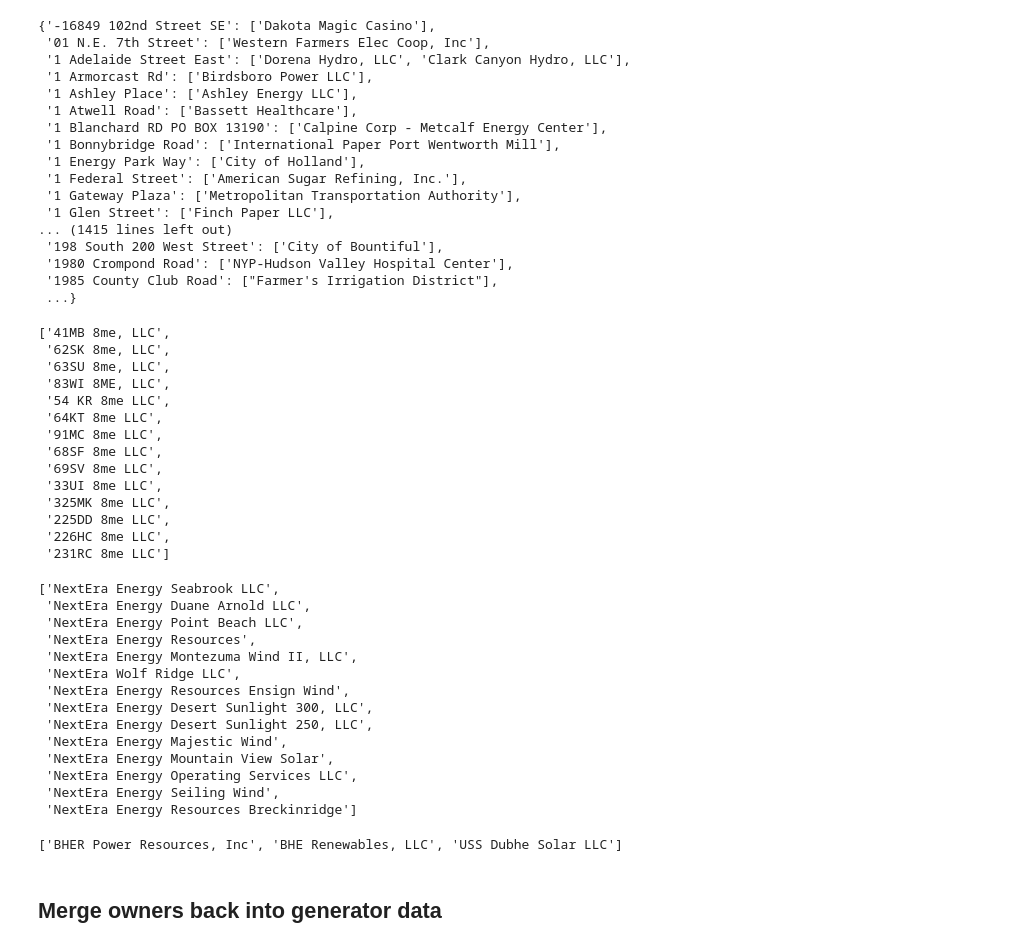
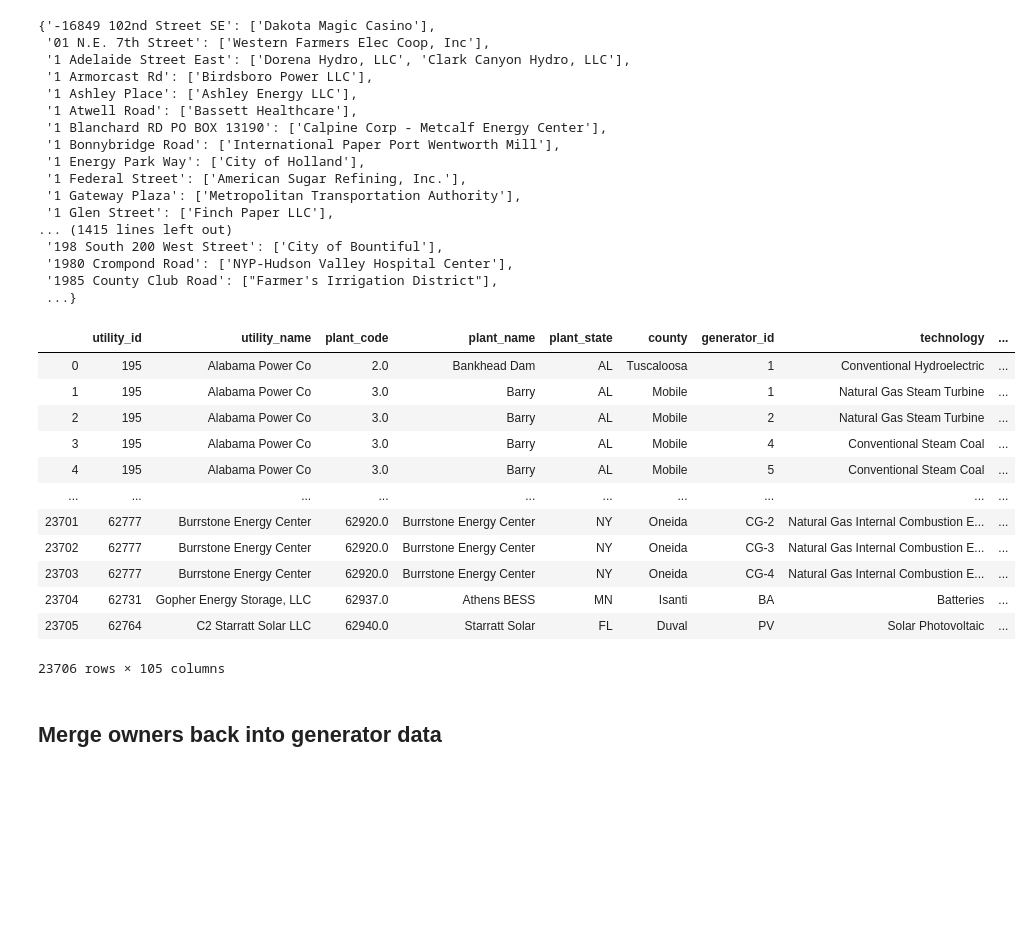
Before and after one commit to rachelsanderson/reduced-form, a Jupyter notebook: Analyses/Utility-Gen-linkage.ipynb, the cells around one changed output. Drawn from its saved outputs; the diff is of its cells as text; code cells hidden in the pictures; blank space fills up the shorter version.

```diff
--- a/Analyses/Utility-Gen-linkage.ipynb
+++ b/Analyses/Utility-Gen-linkage.ipynb
@@ -157,44 +157,22 @@ utils.groupby(['street_address']).utility_name.apply(lambda grp: list(grp.value_
  ...}
 # %%
 # need to clean addresses -- 11 Speen StreetSuite 410', 111 Speen Street, Suite 410, 111 Speen Street Suite 410',  '111 Speen Street': all the same
-# %%
-[x for x in utils.utility_name if "8me" in x.lower()]
-# %% [output]
-['41MB 8me, LLC',
- '62SK 8me, LLC',
- '63SU 8me, LLC',
- '83WI 8ME, LLC',
- '54 KR 8me LLC',
- '64KT 8me LLC',
- '91MC 8me LLC',
- '68SF 8me LLC',
- '69SV 8me LLC',
- '33UI 8me LLC',
- '325MK 8me LLC',
- '225DD 8me LLC',
- '226HC 8me LLC',
- '231RC 8me LLC']
-# %%
-[x for x in utils.utility_name if "nextera" in x.lower()]
-# %% [output]
-['NextEra Energy Seabrook LLC',
- 'NextEra Energy Duane Arnold LLC',
- 'NextEra Energy Point Beach LLC',
- 'NextEra Energy Resources',
- 'NextEra Energy Montezuma Wind II, LLC',
- 'NextEra Wolf Ridge LLC',
- 'NextEra Energy Resources Ensign Wind',
- 'NextEra Energy Desert Sunlight 300, LLC',
- 'NextEra Energy Desert Sunlight 250, LLC',
- 'NextEra Energy Majestic Wind',
- 'NextEra Energy Mountain View Solar',
- 'NextEra Energy Operating Services LLC',
- 'NextEra Energy Seiling Wind',
- 'NextEra Energy Resources Breckinridge']
-# %%
-[x for x in utils.utility_name if "bhe" in x.lower()]
-# %% [output]
-['BHER Power Resources, Inc', 'BHE Renewables, LLC', 'USS Dubhe Solar LLC']
+# %%
+df
+# %% [output]
+|  | utility_id | utility_name | plant_code | plant_name | plant_state | county | generator_id | technology | ... |
+| 0 | 195 | Alabama Power Co | 2.0 | Bankhead Dam | AL | Tuscaloosa | 1 | Conventional Hydroelectric | ... |
+| 1 | 195 | Alabama Power Co | 3.0 | Barry | AL | Mobile | 1 | Natural Gas Steam Turbine | ... |
+| 2 | 195 | Alabama Power Co | 3.0 | Barry | AL | Mobile | 2 | Natural Gas Steam Turbine | ... |
+| 3 | 195 | Alabama Power Co | 3.0 | Barry | AL | Mobile | 4 | Conventional Steam Coal | ... |
+| 4 | 195 | Alabama Power Co | 3.0 | Barry | AL | Mobile | 5 | Conventional Steam Coal | ... |
+| ... | ... | ... | ... | ... | ... | ... | ... | ... | ... |
+| 23701 | 62777 | Burrstone Energy Center | 62920.0 | Burrstone Energy Center | NY | Oneida | CG-2 | Natural Gas Internal Combustion E... | ... |
+| 23702 | 62777 | Burrstone Energy Center | 62920.0 | Burrstone Energy Center | NY | Oneida | CG-3 | Natural Gas Internal Combustion E... | ... |
+| 23703 | 62777 | Burrstone Energy Center | 62920.0 | Burrstone Energy Center | NY | Oneida | CG-4 | Natural Gas Internal Combustion E... | ... |
+| 23704 | 62731 | Gopher Energy Storage, LLC | 62937.0 | Athens BESS | MN | Isanti | BA | Batteries | ... |
+| 23705 | 62764 | C2 Starratt Solar LLC | 62940.0 | Starratt Solar | FL | Duval | PV | Solar Photovoltaic | ... |
+23706 rows × 105 columns
 # %% [markdown]
 ## Merge owners back into generator data
 # %%
```
Also changed, not shown: parts of 1 cell of this notebook, 1 other file.
